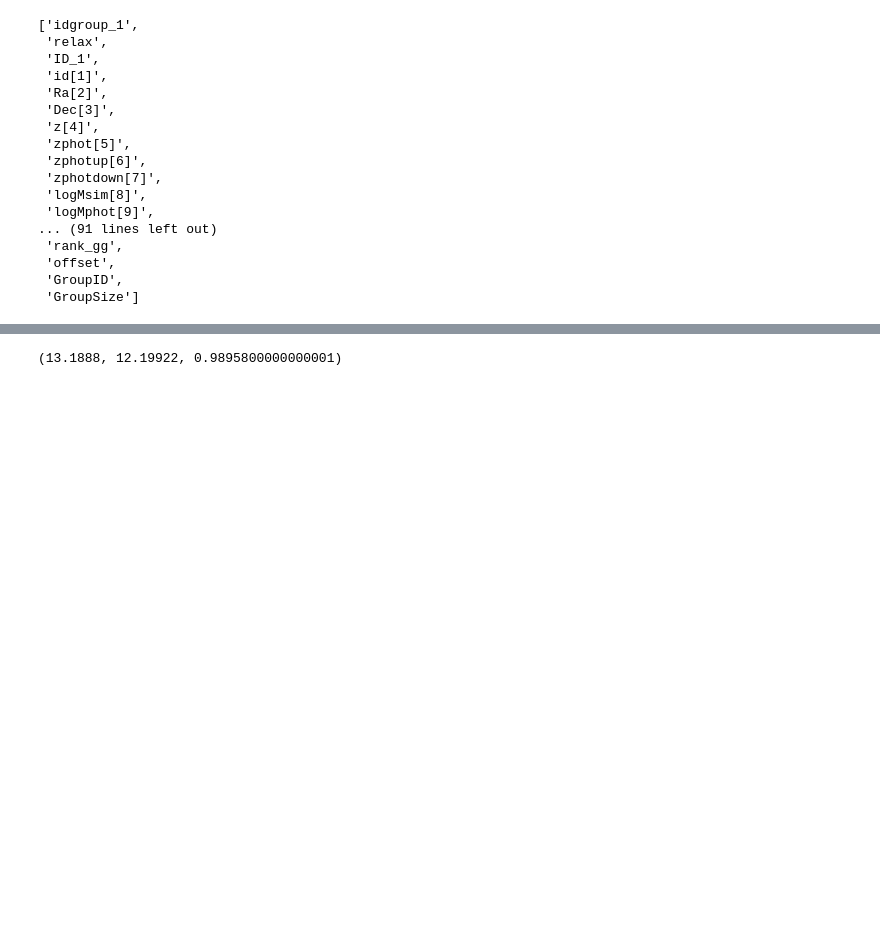
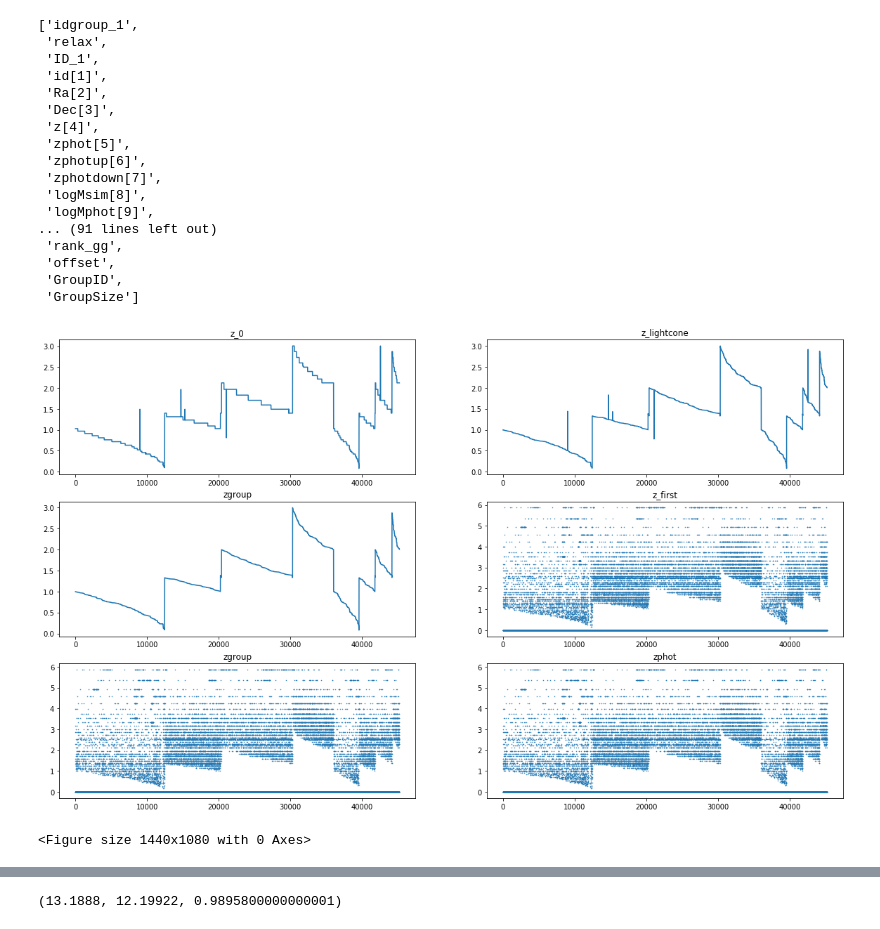
Before and after one commit to halehhajizadeh/Galaxy-Clusters, a Jupyter notebook: read_data.ipynb, the cells around one changed output, grey strips where cells are left out. Drawn from its saved outputs; the diff is of its cells as text; code cells hidden in the pictures; blank space fills up the shorter version.

```diff
--- a/read_data.ipynb
+++ b/read_data.ipynb
@@ -35,3 +35,44 @@ dataset.columns.tolist()
  'offset',
  'GroupID',
  'GroupSize']
+# %%
+figure, axis = plt.subplots(3, 2, figsize=(20,12))
+plt.figure(figsize=(20,15))
+
+y1 = dataset['z_0[col4]']
+y2 = dataset['z_lightcone[col3]']
+y3 = dataset['zgroup']
+y4 = dataset['z_first[col20]']
+y5 = dataset['zgroup[23]']
+y6 = dataset['zphot[5]']
+
+y1_label = y1.name.split('[')[0]
+y2_label = y2.name.split('[')[0]
+y3_label = y3.name.split('[')[0]
+y4_label = y4.name.split('[')[0]
+y5_label = y5.name.split('[')[0]
+y6_label = y6.name.split('[')[0]
+
+axis[0, 0].plot(y1)
+axis[0, 0].set_title(y1_label)
+
+axis[0, 1].plot(y2)
+axis[0, 1].set_title(y2_label)
+
+axis[1, 0].plot(y3)
+axis[1, 0].set_title(y3_label)
+
+axis[1, 1].plot(y4,'.', markersize = 1)
+axis[1, 1].set_title(y4_label)
+
+axis[2, 0].plot(y4, '.', markersize = 1)
+axis[2, 0].set_title(y5_label)
+
+axis[2, 1].plot(y4, '.', markersize = 1)
+axis[2, 1].set_title(y6_label)
+
+# Combine all the operations and display
+plt.show()
+# %% [output]
+[figure, added]
+<Figure size 1440x1080 with 0 Axes>
```
Also changed, not shown: parts of 9 cells of this notebook.
